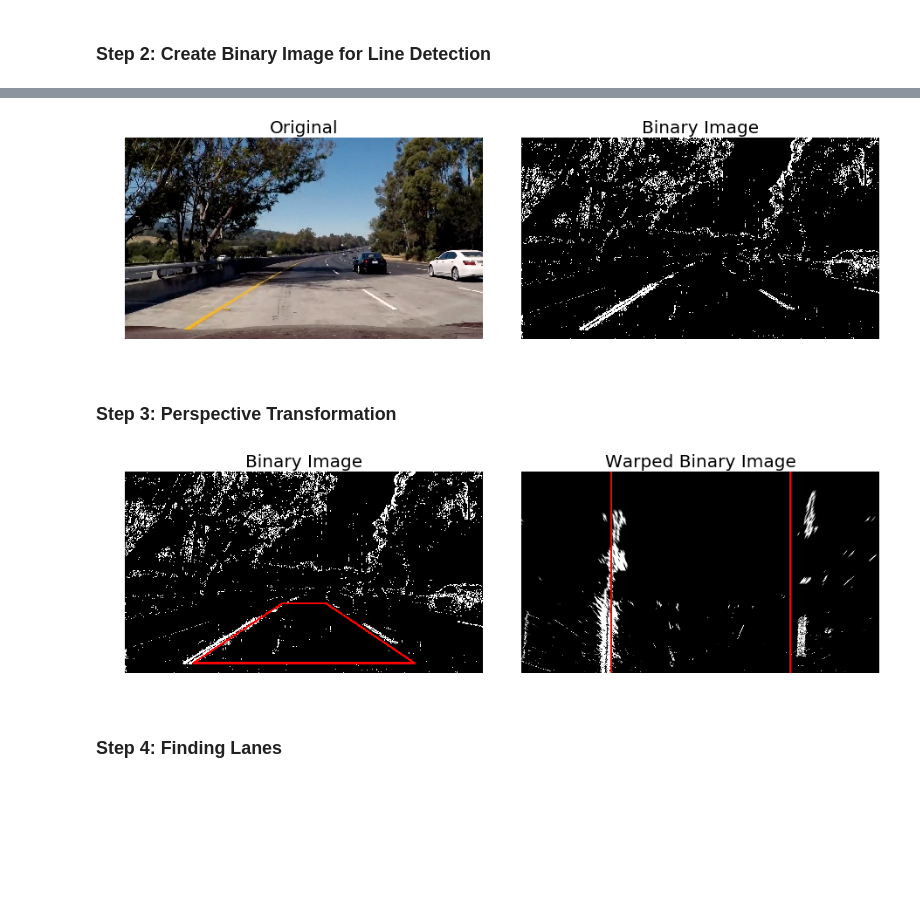
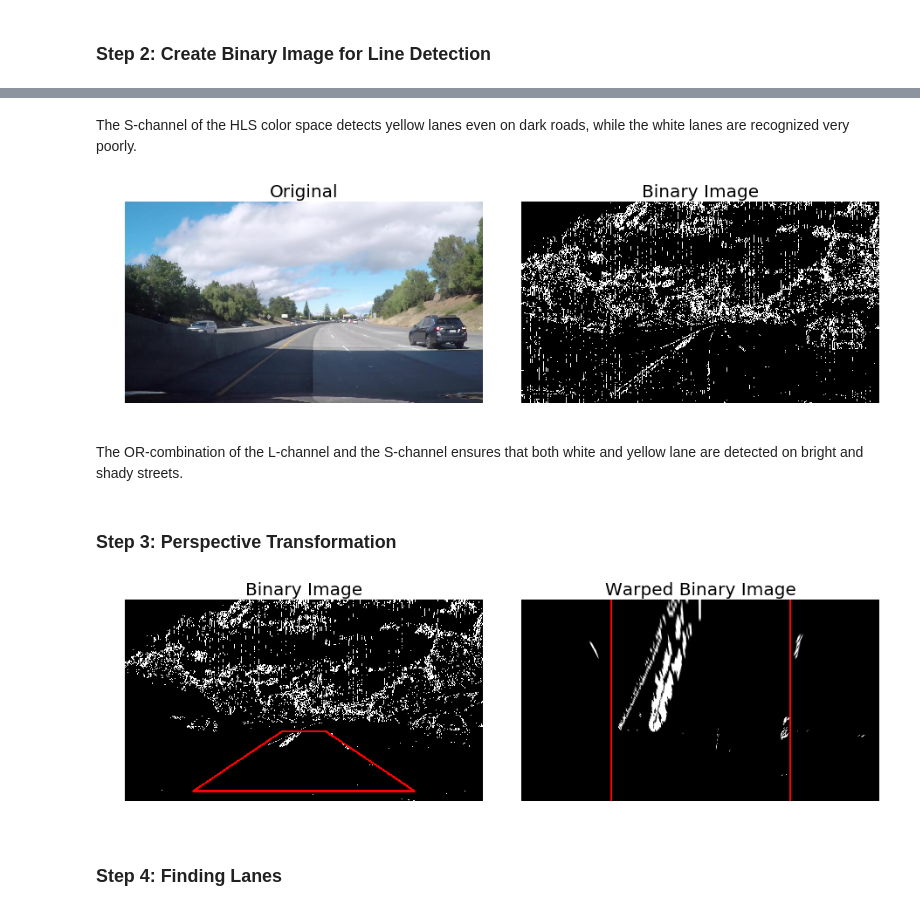
Before and after one commit to aboerzel/Advanced-Lane-Finding, a Jupyter notebook: AdvancedLaneFinding.ipynb, the cells around one changed output, grey strips where cells are left out. Cells and saved outputs as stored; diff of their text form; code cells hidden in the pictures; blank space fills up the shorter version.

```diff
--- a/AdvancedLaneFinding.ipynb
+++ b/AdvancedLaneFinding.ipynb
@@ -109,5 +109,8 @@ The image pipeline will be demonstrated with the sample image `test5.jpg`
 # %%
-test_image = read_test_image('test5.jpg')
+#test_image = read_test_image('test1.jpg')
+#test_image = read_test_image('challenge_video_1.jpg')
+#test_image = read_test_image('challenge_video_2.jpg')
+test_image = read_test_image('challenge_video_3.jpg')
 plt.axis('off')
 plt.imshow(test_image)
 save_output_image(test_image, 'original.jpg')
@@ -143,17 +170,16 @@ def abs_sobel_threshold(gray, orient='x', sobel_kernel=3, thresh=(0, 255)):
 # %%
-def get_binary_image(image):
-    hls = cv2.cvtColor(image, cv2.COLOR_BGR2HLS)
-    S = hls[:, :, 2]
-    L = hls[:, :, 1]
+hls = cv2.cvtColor(test_image, cv2.COLOR_BGR2HLS)
 
-    light_mask = np.zeros_like(L)
-    light_mask[(S >= 6) & (L >= 78)] = 1
+S = hls[:, :, 2]
 
-    gradx_l = abs_sobel_threshold(L, orient='x', sobel_kernel=3, thresh=(17, 40))
-    gradx_s = abs_sobel_threshold(S, orient='x', sobel_kernel=3, thresh=(7, 47))
+light_mask = np.zeros_like(L)
+light_mask[(S >= 6)] = 1
 
-    binary_image = np.zeros_like(gradx_s)
-    # For some images S channel works better, while for others L channel does
-    # combine binary masks
-    binary_image[((gradx_l == 1) | (gradx_s == 1)) & (light_mask == 1)] = 1
-    return binary_image * 255
+gradx_s = abs_sobel_threshold(S, orient='x', sobel_kernel=3, thresh=(7, 47))
+
+s_binary = np.zeros_like(gradx_s)
+s_binary[(gradx_s == 1) & (light_mask == 1)] = 1
+
+show_before_and_after(test_image, s_binary, before_title="Original", after_title="Binary Image")
+out_img = cv2.cvtColor(s_binary, cv2.COLOR_GRAY2BGR)
+save_output_image(out_img*255, 's_binary.jpg')
@@ -160,10 +188,17 @@ def get_binary_image(image):
+# %% [markdown]
+The S-channel of the HLS color space detects yellow lanes even on dark roads, while the white lanes are recognized very poorly.
 # %%
-binary_image = get_binary_image(test_image)
+# Combine the l_binary and the s_binary
+binary_image = np.zeros_like(l_binary)
+binary_image[(l_binary == 1) | (s_binary == 1)] = 255
+
 show_before_and_after(test_image, binary_image, before_title="Original", after_title="Binary Image")
 binary_image = cv2.cvtColor(binary_image, cv2.COLOR_GRAY2BGR)
 save_output_image(binary_image, 'binary.jpg')
 # %% [output]
-[figure, old version]
+[figure, new version]
+# %% [markdown]
+The OR-combination of the L-channel and the S-channel ensures that both white and yellow lane are detected on bright and shady streets.
 # %% [markdown]
 ### Step 3: Perspective Transformation
 # %%
@@ -229,7 +264,7 @@ show_before_and_after(binary_image, binary_warped, before_title="Binary Image",
 save_output_image(binary_image, 'roi_binary.jpg')
 save_output_image(binary_warped, 'roi_warped_binary.jpg')
 # %% [output]
-[figure, old version]
+[figure, new version]
 # %% [markdown]
 ### Step 4: Finding Lanes
 # %%
```
Also changed, not shown: parts of 13 cells of this notebook, 17 other files.
